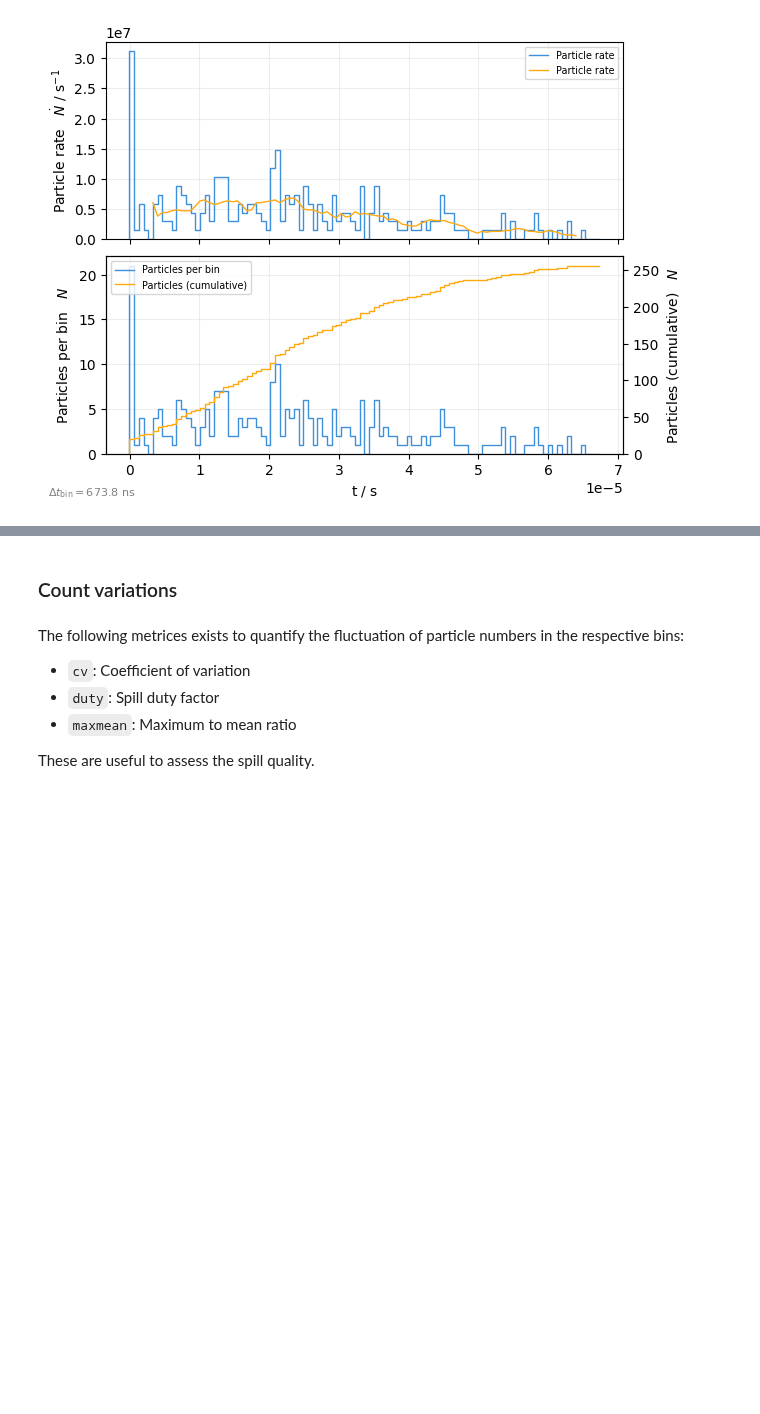
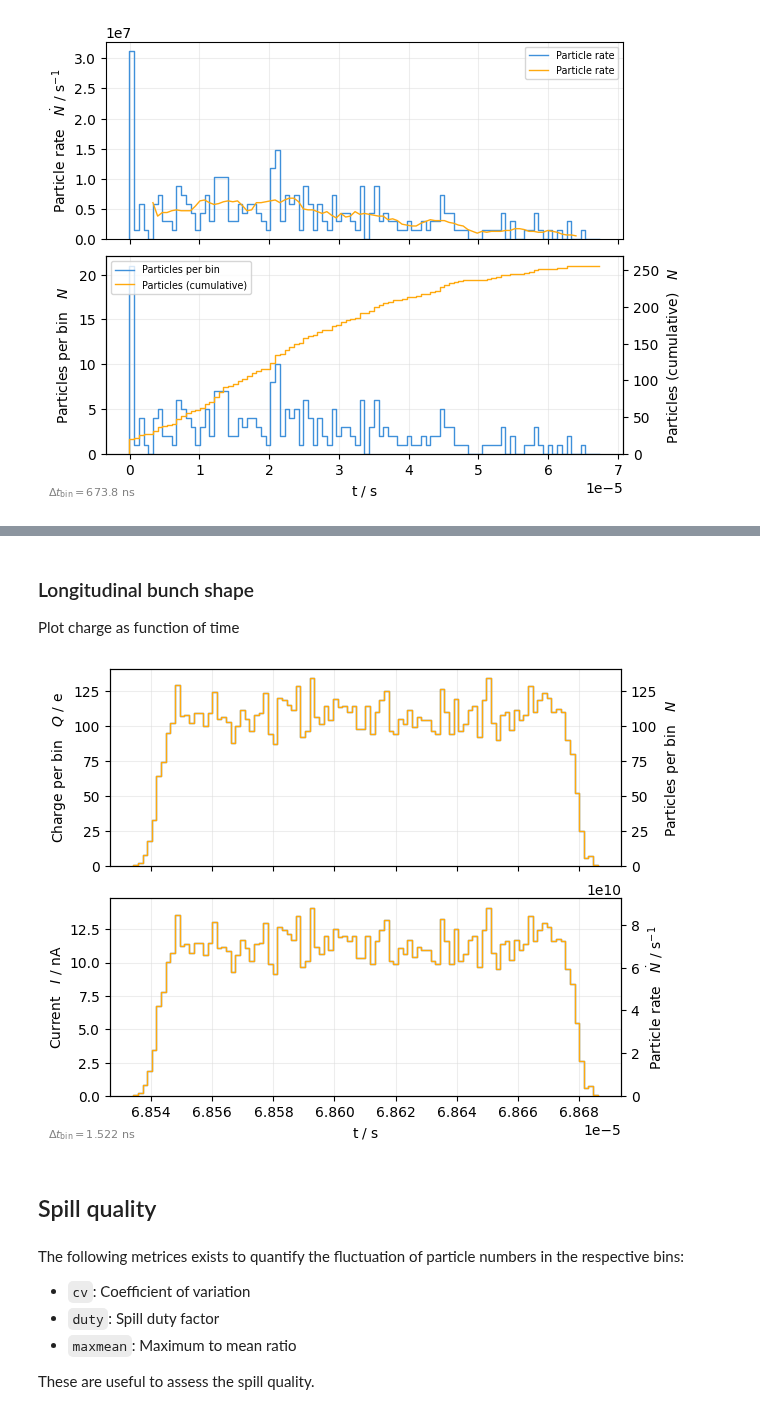
Before and after one commit to xsuite/xplt, a Jupyter notebook: examples/timestructure.ipynb, the cells around one changed output, grey strips where cells are left out. Cells and saved outputs as stored; diff of their text form; code cells hidden in the pictures; blank space fills up the shorter version.

```diff
--- a/examples/timestructure.ipynb
+++ b/examples/timestructure.ipynb
@@ -120,5 +133,18 @@ plot = xplt.TimeBinPlot(line.record_last_track, "y", twiss=tw)
+# %% [markdown]
+### Longitudinal bunch shape
+Plot charge as function of time
+# %%
+plot = xplt.TimeBinPlot(
+    particles,
+    "charge-count,current-rate",
+    mask=particles.state > 0,  # alive particles
+    twiss=tw,
+)
+plot.legend(show=False)
+# %% [output]
+[figure, added]
 # %% [markdown]
-### Count variations
+## Spill quality
 # %% [markdown]
 The following metrices exists to quantify the fluctuation of particle numbers in the respective bins:
 - `cv`: Coefficient of variation
```
Also changed, not shown: parts of 19 cells of this notebook, 1 other file.
